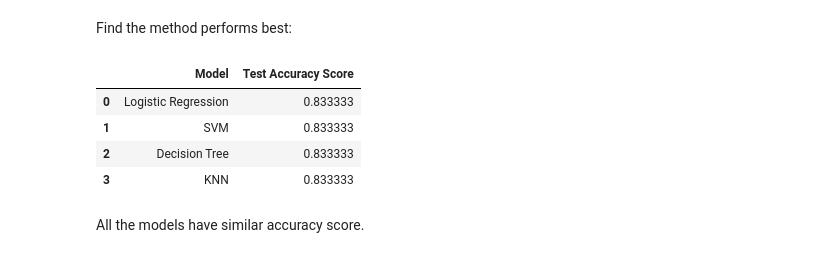
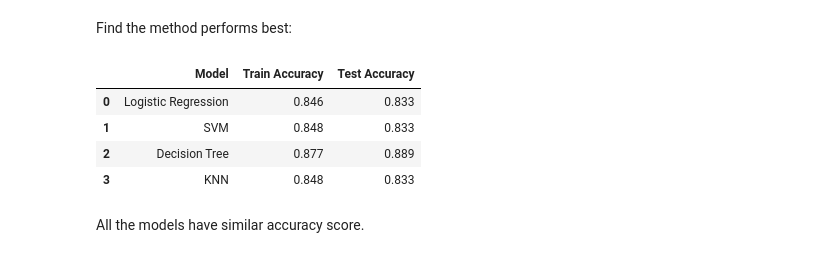
Before and after one commit to SayakmDS/IBM_Data_Science, a Jupyter notebook: Applied Data Science Capstone/Predictive Analysis (Classification)/SpaceX_Machine Learning Prediction_Part_5.ipynb, the cells around one changed output. Drawn from its saved outputs; the diff is of its cells as text; code cells hidden in the pictures.

```diff
--- a/Applied Data Science Capstone/Predictive Analysis (Classification)/SpaceX_Machine Learning Prediction_Part_5.ipynb
+++ b/Applied Data Science Capstone/Predictive Analysis (Classification)/SpaceX_Machine Learning Prediction_Part_5.ipynb
@@ -80,11 +80,11 @@ def plot_confusion_matrix(y,y_predict):
 # %% [markdown]
 Load the data
 # %%
-data = pd.read_csv("https://cf-courses-data.s3.us.cloud-object-storage.appdomain.cloud/IBM-DS0321EN-SkillsNetwork/datasets/dataset_part_2.csv")
+# data = pd.read_csv("https://cf-courses-data.s3.us.cloud-object-storage.appdomain.cloud/IBM-DS0321EN-SkillsNetwork/datasets/dataset_part_2.csv")
 
 # If you were unable to complete the previous lab correctly you can uncomment and load this csv
 
-# data = pd.read_csv('https://cf-courses-data.s3.us.cloud-object-storage.appdomain.cloud/IBMDeveloperSkillsNetwork-DS0701EN-SkillsNetwork/api/dataset_part_2.csv')
+data = pd.read_csv('https://cf-courses-data.s3.us.cloud-object-storage.appdomain.cloud/IBMDeveloperSkillsNetwork-DS0701EN-SkillsNetwork/api/dataset_part_2.csv')
 
 data.head()
 # %% [output]
@@ -95,11 +95,11 @@ data.head()
 | 3 | 4 | 2013-09-29 | Falcon 9 | 500.000000 | PO | VAFB SLC 4E | False Ocean | 1 | False | ... |
 | 4 | 5 | 2013-12-03 | Falcon 9 | 3170.000000 | GTO | CCAFS SLC 40 | None None | 1 | False | ... |
 # %%
-X = pd.read_csv('https://cf-courses-data.s3.us.cloud-object-storage.appdomain.cloud/IBM-DS0321EN-SkillsNetwork/datasets/dataset_part_3.csv')
+# X = pd.read_csv('https://cf-courses-data.s3.us.cloud-object-storage.appdomain.cloud/IBM-DS0321EN-SkillsNetwork/datasets/dataset_part_3.csv')
 
 # If you were unable to complete the previous lab correctly you can uncomment and load this csv
 
-# X = pd.read_csv('https://cf-courses-data.s3.us.cloud-object-storage.appdomain.cloud/IBMDeveloperSkillsNetwork-DS0701EN-SkillsNetwork/api/dataset_part_3.csv')
+X = pd.read_csv('https://cf-courses-data.s3.us.cloud-object-storage.appdomain.cloud/IBMDeveloperSkillsNetwork-DS0701EN-SkillsNetwork/api/dataset_part_3.csv')
 
 X.head(100)
 # %% [output]
@@ -348,17 +349,21 @@ Find the method performs best:
 # %%
 accuracy_scores = pd.DataFrame({
     'Model' : ['Logistic Regression', 'SVM', 'Decision Tree', 'KNN'],
-    'Test Accuracy Score' : [logreg_cv.score(X_test,Y_test),
-                             svm_cv.score(X_test,Y_test),
-                             tree_cv.score(X_test,Y_test),
-                             knn_cv.score(X_test,Y_test)]
+    'Train Accuracy' : [round(logreg_cv.best_score_,3),
+                             round(svm_cv.best_score_,3),
+                             round(tree_cv.best_score_,3),
+                             round(knn_cv.best_score_,3)],
+    'Test Accuracy' : [round(logreg_cv.score(X_test,Y_test),3),
+                             round(svm_cv.score(X_test,Y_test),3),
+                             round(tree_cv.score(X_test,Y_test),3),
+                             round(knn_cv.score(X_test,Y_test),3)]
     })
 accuracy_scores
 # %% [output]
-|  | Model | Test Accuracy Score |
-| 0 | Logistic Regression | 0.833333 |
-| 1 | SVM | 0.833333 |
-| 2 | Decision Tree | 0.833333 |
-| 3 | KNN | 0.833333 |
+|  | Model | Train Accuracy | Test Accuracy |
+| 0 | Logistic Regression | 0.846 | 0.833 |
+| 1 | SVM | 0.848 | 0.833 |
+| 2 | Decision Tree | 0.877 | 0.889 |
+| 3 | KNN | 0.848 | 0.833 |
 # %% [markdown]
 All the models have similar accuracy score.
```
Also changed, not shown: parts of 7 cells of this notebook.
